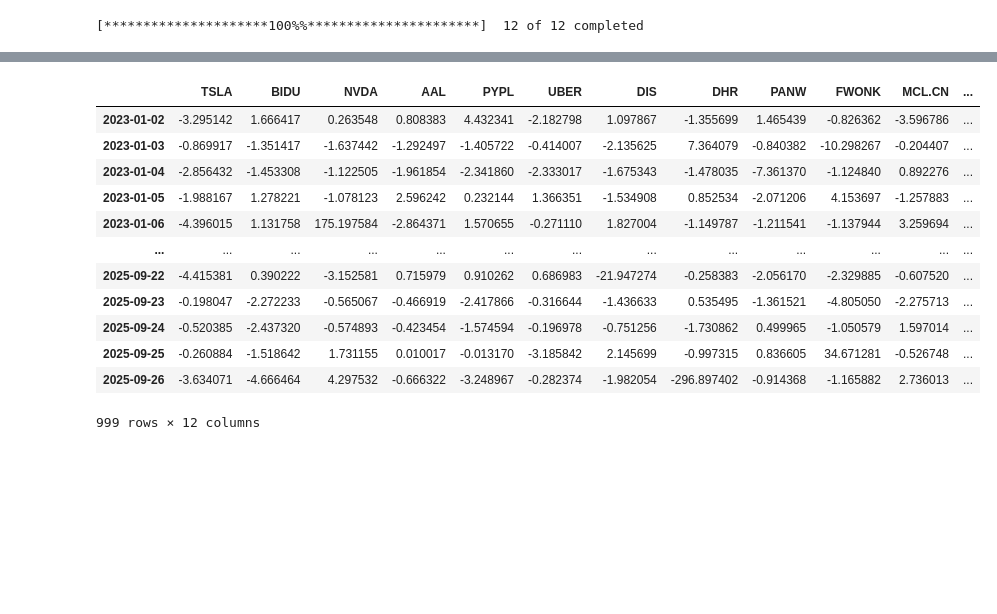
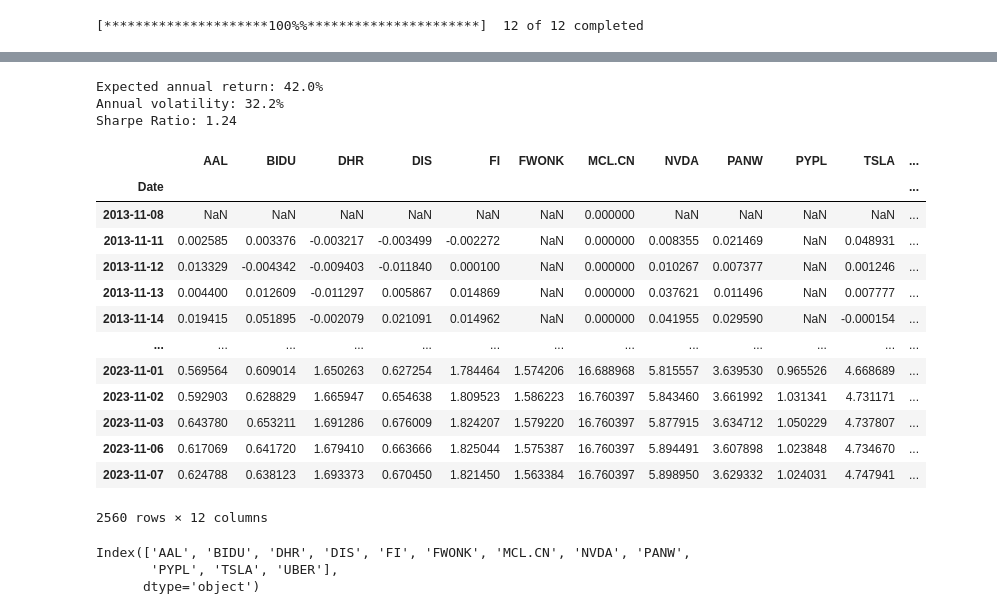
Before and after one commit to sosamartin/PRJCT, a Jupyter notebook: project example.ipynb, the cells around one changed output, grey strips where cells are left out. Drawn from its saved outputs; the diff is of its cells as text; code cells hidden in the pictures; blank space fills up the shorter version.

```diff
--- a/project example.ipynb
+++ b/project example.ipynb
@@ -40,11 +42,11 @@ from pypfopt.discrete_allocation import DiscreteAllocation, get_latest_prices
 # %%
 tickers = ["TSLA", "BIDU", "NVDA", "AAL", "PYPL", "UBER", "DIS", "DHR", "PANW","FWONK","MCL.CN","FI"]
 # %%
-ohlc = yf.download(tickers, period="max")
+stock_data = yf.download(tickers, period="10y")
 # %% [output]
 [*********************100%%**********************]  12 of 12 completed
 # %%
-prices = ohlc["Adj Close"].dropna(how="all")
+prices = pd.DataFrame(stock_data["Adj Close"].dropna(how="all"))
 prices.tail()
 # %% [output]
 |  | AAL | BIDU | DHR | DIS | FI | FWONK | MCL.CN | NVDA | PANW | PYPL | TSLA | ... |
@@ -131,22 +169,34 @@ OrderedDict([('AAL', 0.08111),
+# %%
+ef.portfolio_performance(verbose=True);
+# %% [output]
+Expected annual return: 42.0%
+Annual volatility: 32.2%
+Sharpe Ratio: 1.24
 # %%
-idx = pd.date_range("1/1/2023", periods=1000)
+idx = pd.date_range( start='2013-01-01',end='2023-12-31', freq='M')
 
-df = pd.DataFrame(
-    np.random.randn(1000, 12), index=idx, columns=("TSLA", "BIDU", "NVDA", "AAL", "PYPL", "UBER", "DIS", "DHR", "PANW","FWONK","MCL.CN","FI")
-    ).pct_change().dropna(how="all")
-df
+stock_data_pctchange = prices.pct_change().cumsum()
+
+stock_data_pctchange.dropna(how="all")
 # %% [output]
-|  | TSLA | BIDU | NVDA | AAL | PYPL | UBER | DIS | DHR | PANW | FWONK | MCL.CN | ... |
-| 2023-01-02 | -3.295142 | 1.666417 | 0.263548 | 0.808383 | 4.432341 | -2.182798 | 1.097867 | -1.355699 | 1.465439 | -0.826362 | -3.596786 | ... |
-| 2023-01-03 | -0.869917 | -1.351417 | -1.637442 | -1.292497 | -1.405722 | -0.414007 | -2.135625 | 7.364079 | -0.840382 | -10.298267 | -0.204407 | ... |
-| 2023-01-04 | -2.856432 | -1.453308 | -1.122505 | -1.961854 | -2.341860 | -2.333017 | -1.675343 | -1.478035 | -7.361370 | -1.124840 | 0.892276 | ... |
-| 2023-01-05 | -1.988167 | 1.278221 | -1.078123 | 2.596242 | 0.232144 | 1.366351 | -1.534908 | 0.852534 | -2.071206 | 4.153697 | -1.257883 | ... |
-| 2023-01-06 | -4.396015 | 1.131758 | 175.197584 | -2.864371 | 1.570655 | -0.271110 | 1.827004 | -1.149787 | -1.211541 | -1.137944 | 3.259694 | ... |
+|  | AAL | BIDU | DHR | DIS | FI | FWONK | MCL.CN | NVDA | PANW | PYPL | TSLA | ... |
+| Date |  |  |  |  |  |  |  |  |  |  |  | ... |
+| 2013-11-08 | NaN | NaN | NaN | NaN | NaN | NaN | 0.000000 | NaN | NaN | NaN | NaN | ... |
+| 2013-11-11 | 0.002585 | 0.003376 | -0.003217 | -0.003499 | -0.002272 | NaN | 0.000000 | 0.008355 | 0.021469 | NaN | 0.048931 | ... |
+| 2013-11-12 | 0.013329 | -0.004342 | -0.009403 | -0.011840 | 0.000100 | NaN | 0.000000 | 0.010267 | 0.007377 | NaN | 0.001246 | ... |
+| 2013-11-13 | 0.004400 | 0.012609 | -0.011297 | 0.005867 | 0.014869 | NaN | 0.000000 | 0.037621 | 0.011496 | NaN | 0.007777 | ... |
+| 2013-11-14 | 0.019415 | 0.051895 | -0.002079 | 0.021091 | 0.014962 | NaN | 0.000000 | 0.041955 | 0.029590 | NaN | -0.000154 | ... |
 | ... | ... | ... | ... | ... | ... | ... | ... | ... | ... | ... | ... | ... |
-| 2025-09-22 | -4.415381 | 0.390222 | -3.152581 | 0.715979 | 0.910262 | 0.686983 | -21.947274 | -0.258383 | -2.056170 | -2.329885 | -0.607520 | ... |
-| 2025-09-23 | -0.198047 | -2.272233 | -0.565067 | -0.466919 | -2.417866 | -0.316644 | -1.436633 | 0.535495 | -1.361521 | -4.805050 | -2.275713 | ... |
-| 2025-09-24 | -0.520385 | -2.437320 | -0.574893 | -0.423454 | -1.574594 | -0.196978 | -0.751256 | -1.730862 | 0.499965 | -1.050579 | 1.597014 | ... |
-| 2025-09-25 | -0.260884 | -1.518642 | 1.731155 | 0.010017 | -0.013170 | -3.185842 | 2.145699 | -0.997315 | 0.836605 | 34.671281 | -0.526748 | ... |
-| 2025-09-26 | -3.634071 | -4.666464 | 4.297532 | -0.666322 | -3.248967 | -0.282374 | -1.982054 | -296.897402 | -0.914368 | -1.165882 | 2.736013 | ... |
+| 2023-11-01 | 0.569564 | 0.609014 | 1.650263 | 0.627254 | 1.784464 | 1.574206 | 16.688968 | 5.815557 | 3.639530 | 0.965526 | 4.668689 | ... |
+| 2023-11-02 | 0.592903 | 0.628829 | 1.665947 | 0.654638 | 1.809523 | 1.586223 | 16.760397 | 5.843460 | 3.661992 | 1.031341 | 4.731171 | ... |
+| 2023-11-03 | 0.643780 | 0.653211 | 1.691286 | 0.676009 | 1.824207 | 1.579220 | 16.760397 | 5.877915 | 3.634712 | 1.050229 | 4.737807 | ... |
+| 2023-11-06 | 0.617069 | 0.641720 | 1.679410 | 0.663666 | 1.825044 | 1.575387 | 16.760397 | 5.894491 | 3.607898 | 1.023848 | 4.734670 | ... |
+| 2023-11-07 | 0.624788 | 0.638123 | 1.693373 | 0.670450 | 1.821450 | 1.563384 | 16.760397 | 5.898950 | 3.629332 | 1.024031 | 4.747941 | ... |
-999 rows × 12 columns
+2560 rows × 12 columns
+# %%
+stock_data_pctchange.columns
+# %% [output]
+Index(['AAL', 'BIDU', 'DHR', 'DIS', 'FI', 'FWONK', 'MCL.CN', 'NVDA', 'PANW',
+       'PYPL', 'TSLA', 'UBER'],
+      dtype='object')
 # %%
```
Also changed, not shown: parts of 15 cells of this notebook.
